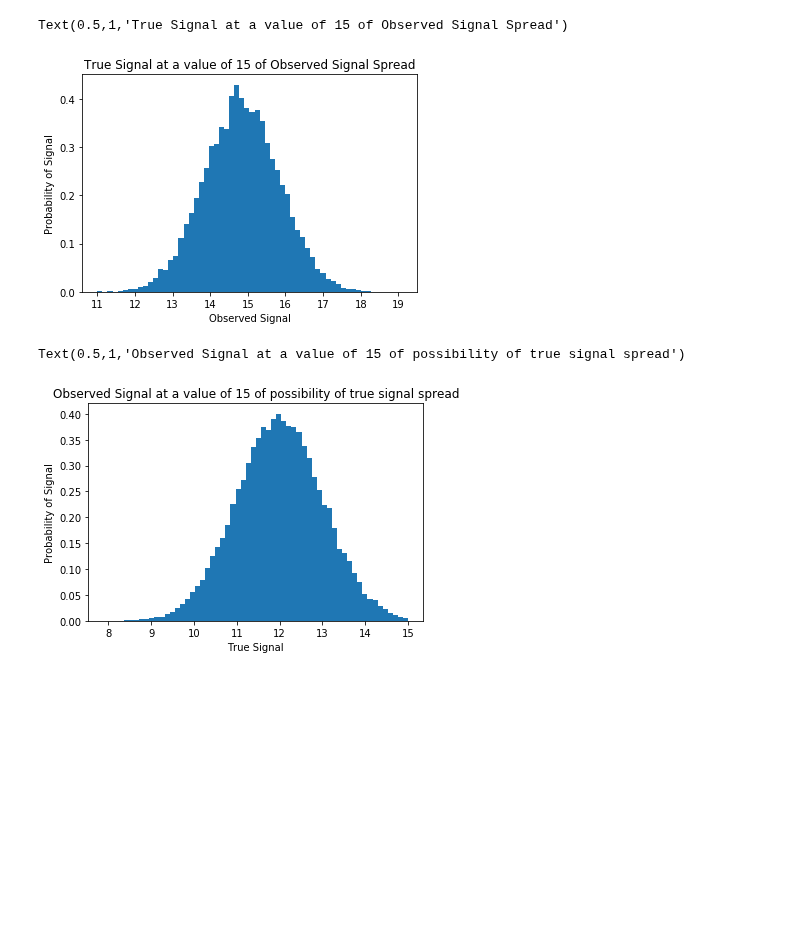
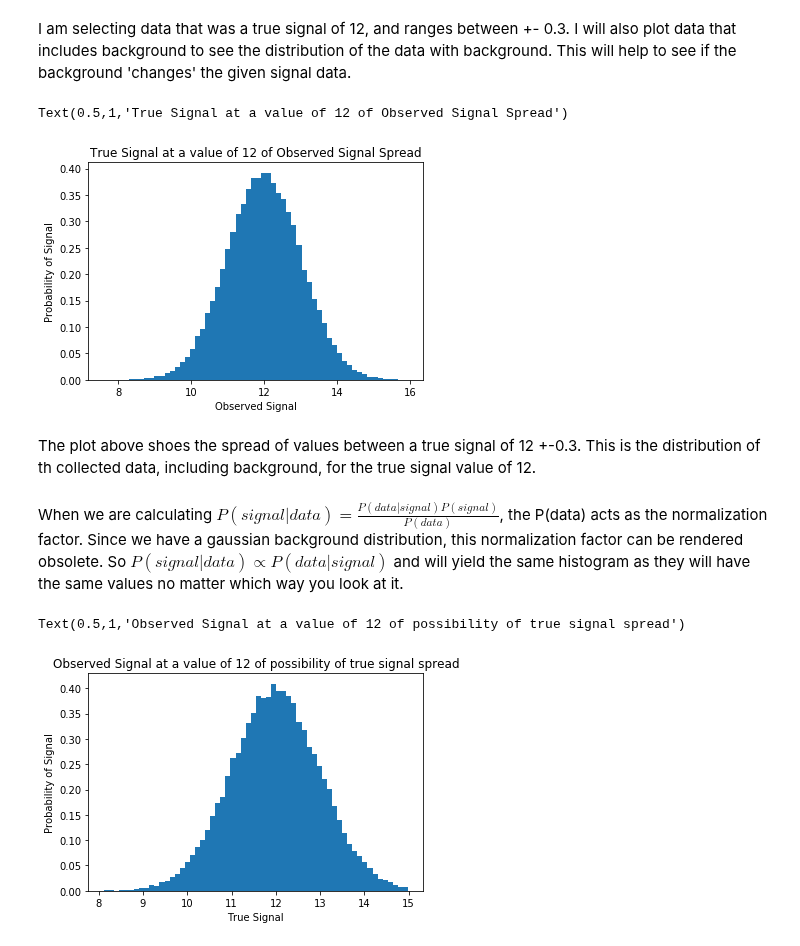
Before and after one commit to MikePhen12/Phys_434_portfolio, a Jupyter notebook: HW_5.ipynb, the cells around one changed output. Saved outputs shown, nothing was run; the diff lists cells and outputs as text; code cells hidden in the pictures; blank space fills up the shorter version.

```diff
--- a/HW_5.ipynb
+++ b/HW_5.ipynb
@@ -37,21 +37,27 @@ new_table = pd.DataFrame(columns = ['Signal', 'Background', 'Data'])
 new_table['Data'] = new_data
 new_table['Signal'] = signal
 new_table['Background'] = backgrnd
+# %% [markdown]
+I am selecting data that was a true signal of 12, and ranges between +- 0.3. I will also plot data that includes background to see the distribution of the data with background. This will help to see if the background 'changes' the given signal data.
 # %%
 sig_12 = new_table.query(f'11.7 < Signal < 12.3')
 plt.hist(sig_12['Data'], bins =60, density = True)
 plt.xlabel('Observed Signal')
 plt.ylabel('Probability of Signal')
-plt.title('True Signal at a value of 15 of Observed Signal Spread')
+plt.title('True Signal at a value of 12 of Observed Signal Spread')
 # %% [output]
-Text(0.5,1,'True Signal at a value of 15 of Observed Signal Spread')
+Text(0.5,1,'True Signal at a value of 12 of Observed Signal Spread')
-[figure, old version]
+[figure, new version]
+# %% [markdown]
+The plot above shoes the spread of values between a true signal of 12 +-0.3. This is the distribution of th collected data, including background, for the true signal value of 12.
+# %% [markdown]
+When we are calculating $P(signal|data)=\frac{P(data|signal)P(signal)}{P(data)}$, the P(data) acts as the normalization factor. Since we have a gaussian background distribution, this normalization factor can be rendered obsolete. So $P(signal|data)\propto P(data|signal)$ and will yield the same histogram as they will have the same values no matter which way you look at it.
 # %%
 obs_sig_12 = new_table.query(f'11.7 < Data < 12.3')
 plt.hist(obs_sig_12['Signal'], bins =60, density = True)
 plt.xlabel('True Signal')
 plt.ylabel('Probability of Signal')
-plt.title('Observed Signal at a value of 15 of possibility of true signal spread')
+plt.title('Observed Signal at a value of 12 of possibility of true signal spread')
 # %% [output]
-Text(0.5,1,'Observed Signal at a value of 15 of possibility of true signal spread')
+Text(0.5,1,'Observed Signal at a value of 12 of possibility of true signal spread')
-[figure, old version]
+[figure, new version]
```
Also changed, not shown: parts of 10 cells of this notebook, 1 other file.
